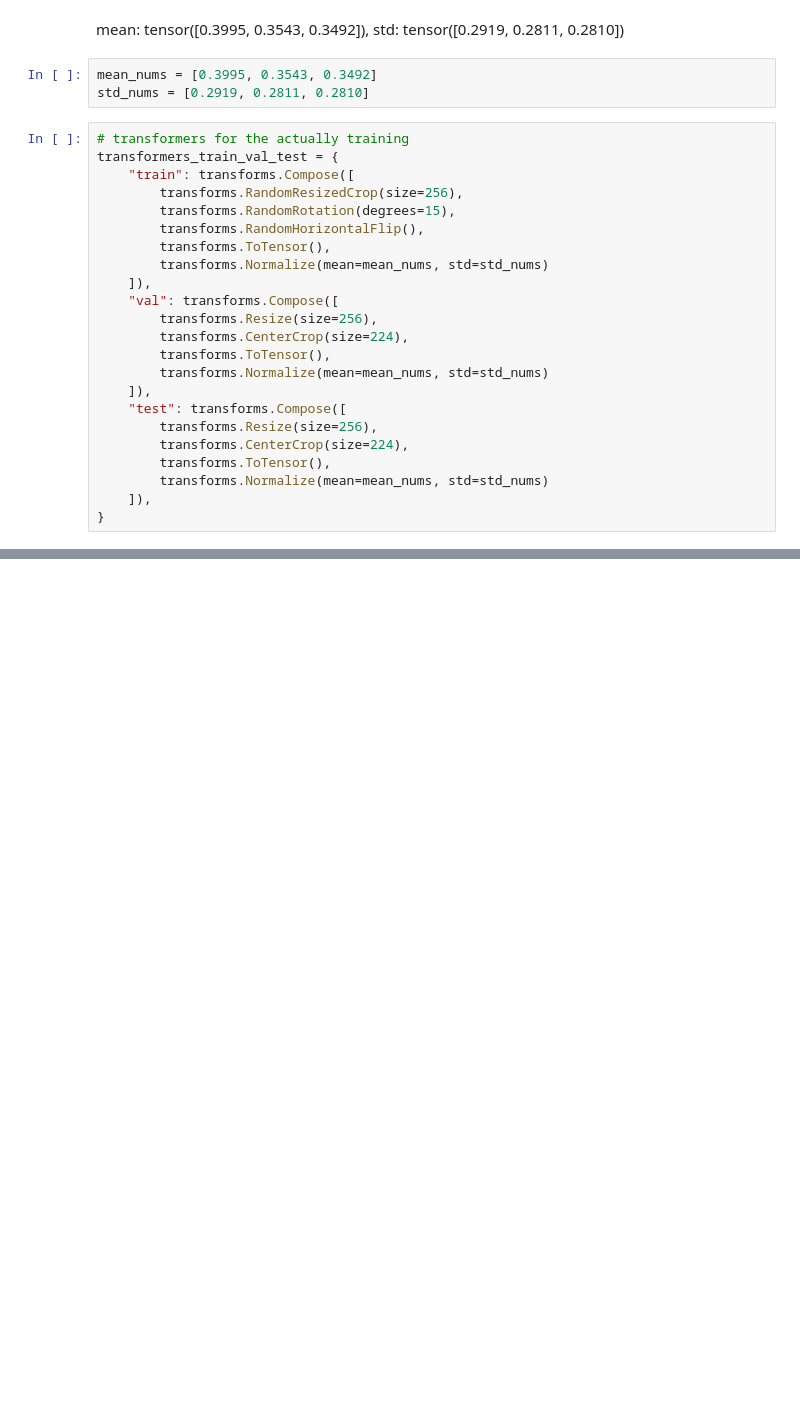
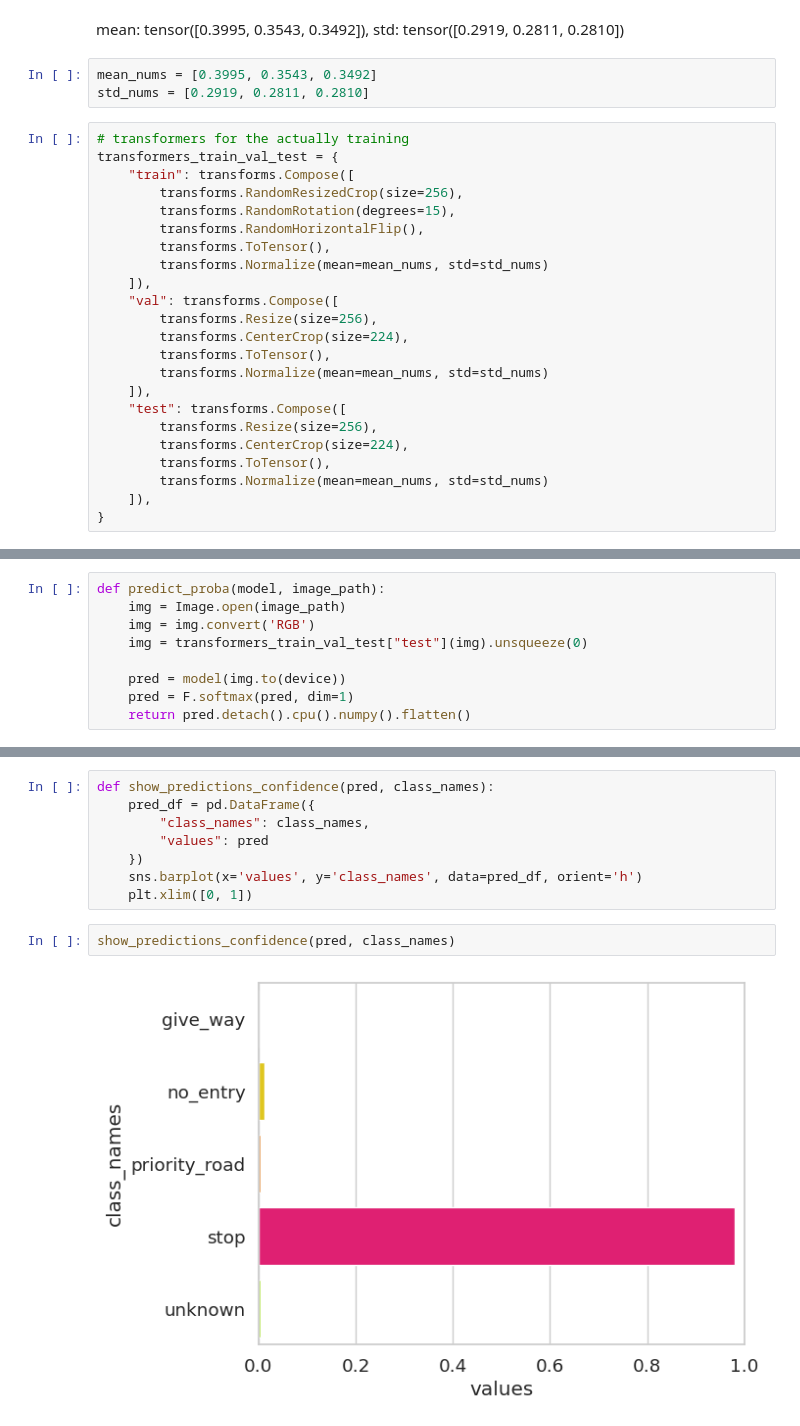
Before and after one commit to LucianoBatista/get-things-done-pytorch, a Jupyter notebook: chaps/chap_03.ipynb, the cells around one changed output, grey strips where cells are left out. Drawn from its saved outputs; the diff is of its cells as text; blank space fills up the shorter version.

```diff
--- a/chaps/chap_03.ipynb
+++ b/chaps/chap_03.ipynb
@@ -193,0 +471,9 @@ transformers_train_val_test = {
+# %%
+def predict_proba(model, image_path):
+    img = Image.open(image_path)
+    img = img.convert('RGB')
+    img = transformers_train_val_test["test"](img).unsqueeze(0)
+
+    pred = model(img.to(device))
+    pred = F.softmax(pred, dim=1)
+    return pred.detach().cpu().numpy().flatten()
@@ -193,0 +486,12 @@ transformers_train_val_test = {
+# %%
+def show_predictions_confidence(pred, class_names):
+    pred_df = pd.DataFrame({
+        "class_names": class_names,
+        "values": pred
+    })
+    sns.barplot(x='values', y='class_names', data=pred_df, orient='h')
+    plt.xlim([0, 1])
+# %%
+show_predictions_confidence(pred, class_names)
+# %% [output]
+[figure, added]
```
Also changed, not shown: parts of 27 cells of this notebook, 4 other files.
